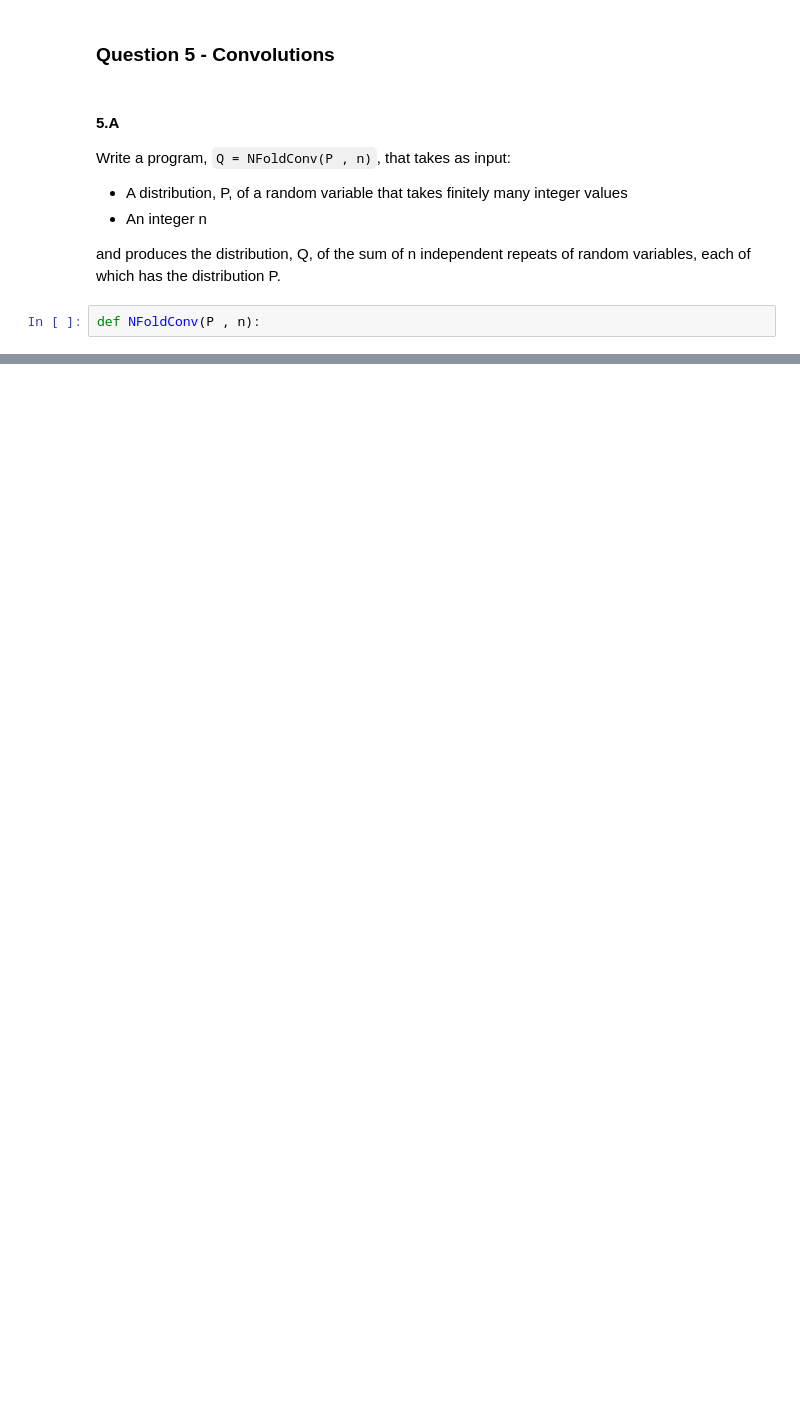
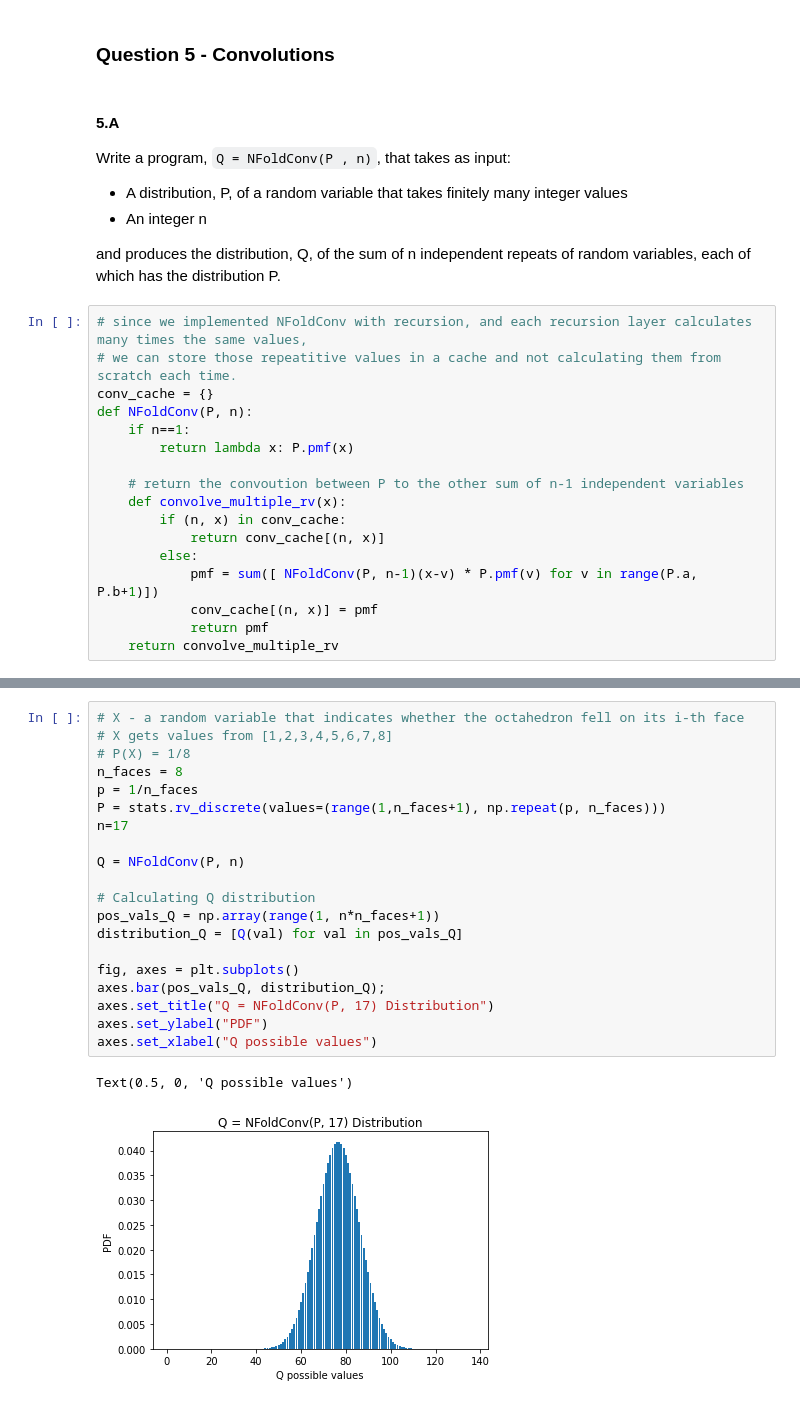
Before and after one commit to leeaz97/SatisticsIDC, a Jupyter notebook: HW1.ipynb, the cells around one changed output, grey strips where cells are left out. Cells and saved outputs as stored; diff of their text form; blank space fills up the shorter version.

```diff
--- a/HW1.ipynb
+++ b/HW1.ipynb
@@ -195,10 +442,48 @@ Write a program, `Q = NFoldConv(P , n)`, that takes as input:
 * An integer n
 
 and produces the distribution, Q, of the sum of n independent repeats of random variables, each of which has the distribution P.
-# %%
-def NFoldConv(P , n):
+# %%
+# since we implemented NFoldConv with recursion, and each recursion layer calculates many times the same values,
+# we can store those repeatitive values in a cache and not calculating them from scratch each time.
+conv_cache = {}
+def NFoldConv(P, n):
+    if n==1:
+        return lambda x: P.pmf(x)
+
+    # return the convoution between P to the other sum of n-1 independent variables
+    def convolve_multiple_rv(x):
+        if (n, x) in conv_cache:
+            return conv_cache[(n, x)]
+        else:
+            pmf = sum([ NFoldConv(P, n-1)(x-v) * P.pmf(v) for v in range(P.a, P.b+1)])
+            conv_cache[(n, x)] = pmf
+            return pmf
+    return convolve_multiple_rv
 # %% [markdown]
 #### 5.B
 Compute the distribution of the sum of the results of rolling a fair octahedron 17 times.
 
 <img src="https://upload.wikimedia.org/wikipedia/commons/2/27/Octahedron.jpg" width="200">
+# %%
+# X - a random variable that indicates whether the octahedron fell on its i-th face
+# X gets values from [1,2,3,4,5,6,7,8]
+# P(X) = 1/8
+n_faces = 8
+p = 1/n_faces
+P = stats.rv_discrete(values=(range(1,n_faces+1), np.repeat(p, n_faces)))
+n=17
+
+Q = NFoldConv(P, n)
+
+# Calculating Q distribution
+pos_vals_Q = np.array(range(1, n*n_faces+1))
+distribution_Q = [Q(val) for val in pos_vals_Q]
+
+fig, axes = plt.subplots()
+axes.bar(pos_vals_Q, distribution_Q);
+axes.set_title("Q = NFoldConv(P, 17) Distribution")
+axes.set_ylabel("PDF")
+axes.set_xlabel("Q possible values")
+# %% [output]
+Text(0.5, 0, 'Q possible values')
+[figure, added]
```
Also changed, not shown: parts of 42 cells of this notebook.
